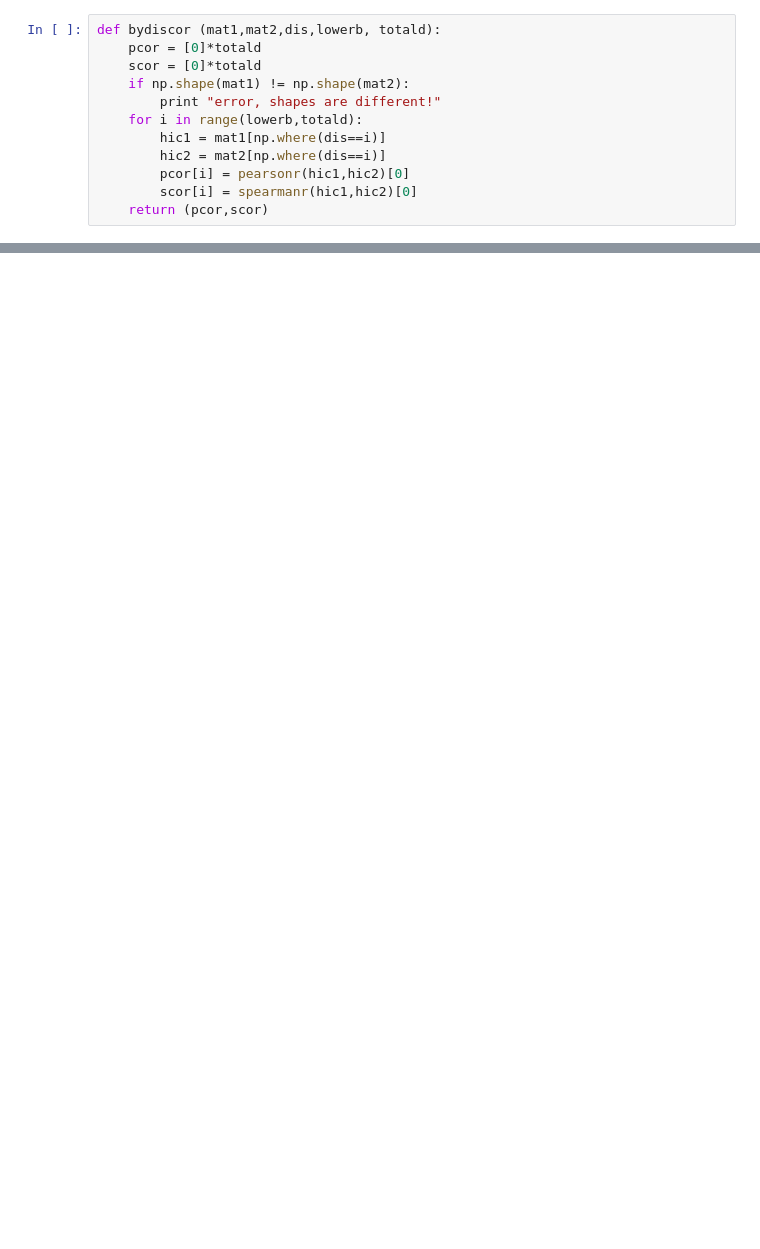
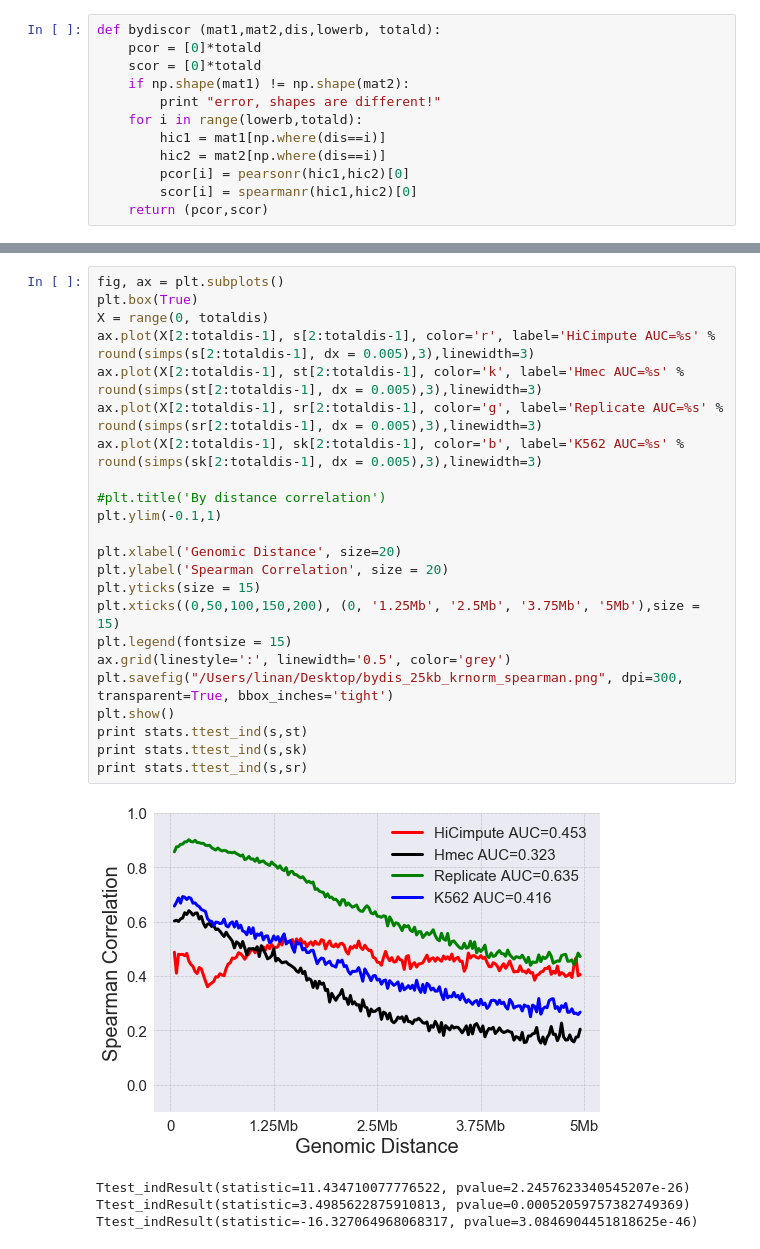
Before and after one commit to anlin00007/HiCimpute, a Jupyter notebook: pipeline.ipynb, the cells around one changed output, grey strips where cells are left out. Saved outputs shown, nothing was run; the diff lists cells and outputs as text; blank space fills up the shorter version.

```diff
--- a/pipeline.ipynb
+++ b/pipeline.ipynb
@@ -243,0 +212,28 @@ len(labelsTest2)
+# %%
+fig, ax = plt.subplots()
+plt.box(True)
+X = range(0, totaldis)
+ax.plot(X[2:totaldis-1], s[2:totaldis-1], color='r', label='HiCimpute AUC=%s' % round(simps(s[2:totaldis-1], dx = 0.005),3),linewidth=3)
+ax.plot(X[2:totaldis-1], st[2:totaldis-1], color='k', label='Hmec AUC=%s' % round(simps(st[2:totaldis-1], dx = 0.005),3),linewidth=3)
+ax.plot(X[2:totaldis-1], sr[2:totaldis-1], color='g', label='Replicate AUC=%s' % round(simps(sr[2:totaldis-1], dx = 0.005),3),linewidth=3)
+ax.plot(X[2:totaldis-1], sk[2:totaldis-1], color='b', label='K562 AUC=%s' % round(simps(sk[2:totaldis-1], dx = 0.005),3),linewidth=3)
+
+#plt.title('By distance correlation')
+plt.ylim(-0.1,1)
+
+plt.xlabel('Genomic Distance', size=20)
+plt.ylabel('Spearman Correlation', size = 20)
+plt.yticks(size = 15)
+plt.xticks((0,50,100,150,200), (0, '1.25Mb', '2.5Mb', '3.75Mb', '5Mb'),size = 15)
+plt.legend(fontsize = 15)
+ax.grid(linestyle=':', linewidth='0.5', color='grey')
+plt.savefig("/Users/linan/Desktop/bydis_25kb_krnorm_spearman.png", dpi=300, transparent=True, bbox_inches='tight')
+plt.show()
+print stats.ttest_ind(s,st)
+print stats.ttest_ind(s,sk)
+print stats.ttest_ind(s,sr)
+# %% [output]
+[figure, added]
+Ttest_indResult(statistic=11.434710077776522, pvalue=2.2457623340545207e-26)
+Ttest_indResult(statistic=3.4985622875910813, pvalue=0.00052059757382749369)
+Ttest_indResult(statistic=-16.327064968068317, pvalue=3.0846904451818625e-46)
```
Also changed, not shown: parts of 79 cells of this notebook.
